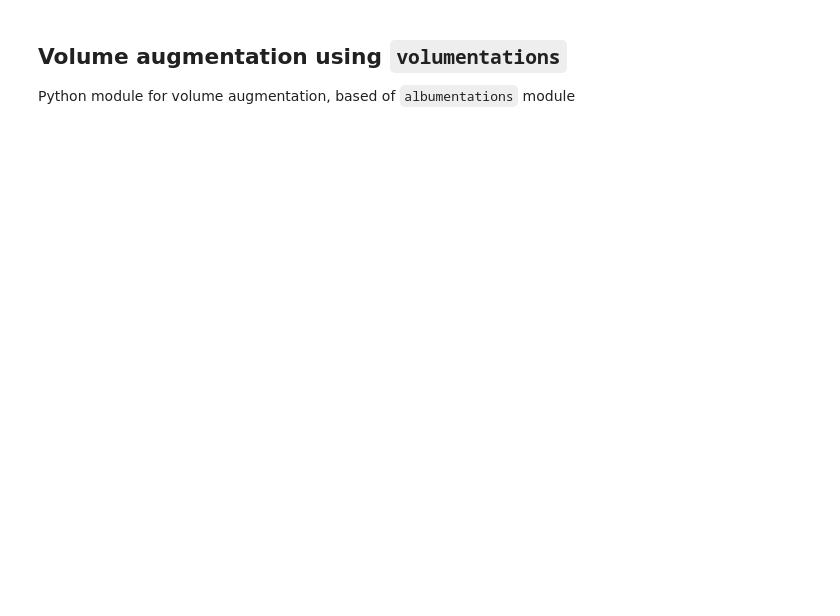
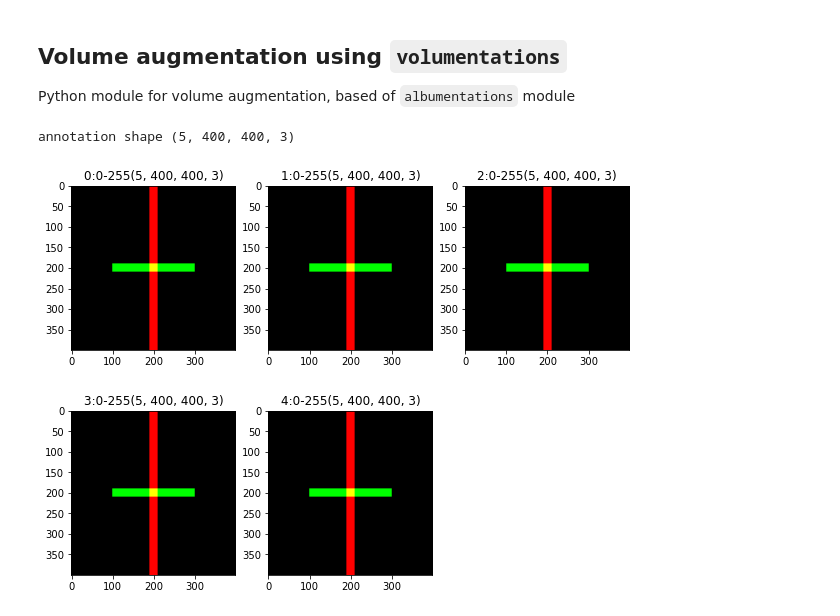
Before and after one commit to linum-uqam/carreno-cytonemes, a Jupyter notebook: notebooks/data_augmentation.ipynb, the cells around one changed output. Cells and saved outputs as stored; diff of their text form; code cells hidden in the pictures; blank space fills up the shorter version.

```diff
--- a/notebooks/data_augmentation.ipynb
+++ b/notebooks/data_augmentation.ipynb
@@ -129 +141,11 @@ Python module for volume augmentation, based of `albumentations` module
+# %%
+# simple annotation for validation
+anno_vol = np.stack([anno] * 5, axis=0)
+
+print('annotation shape', anno_vol.shape)
+
+show_volume(anno_vol)
+# %% [output]
+annotation shape (5, 400, 400, 3)
+[figure, added]
 # %%
```
Also changed, not shown: parts of 13 cells of this notebook, 4 other files.
